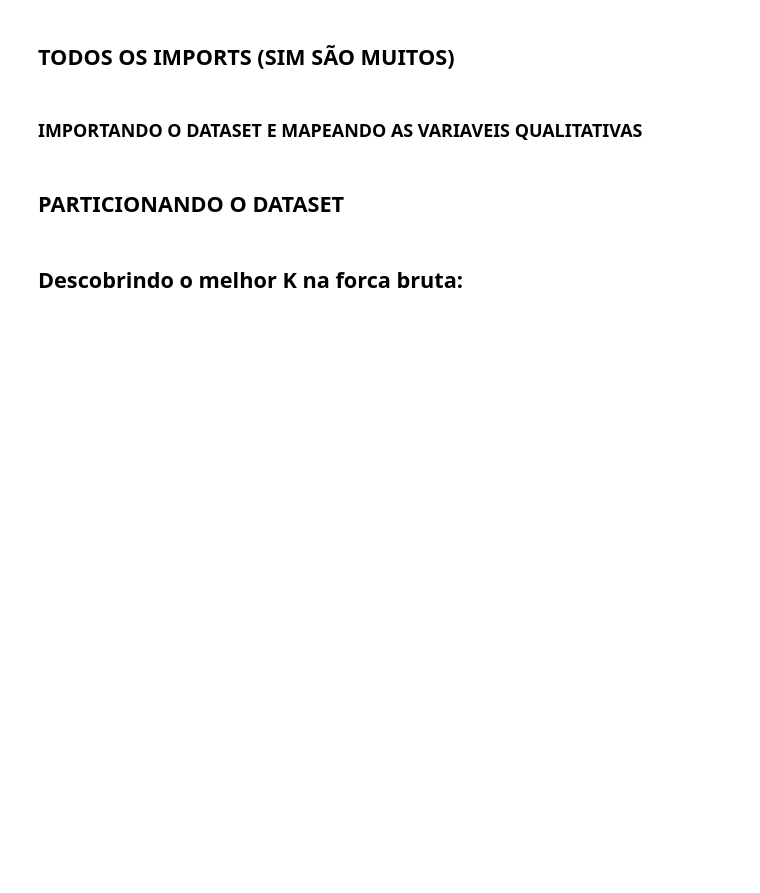
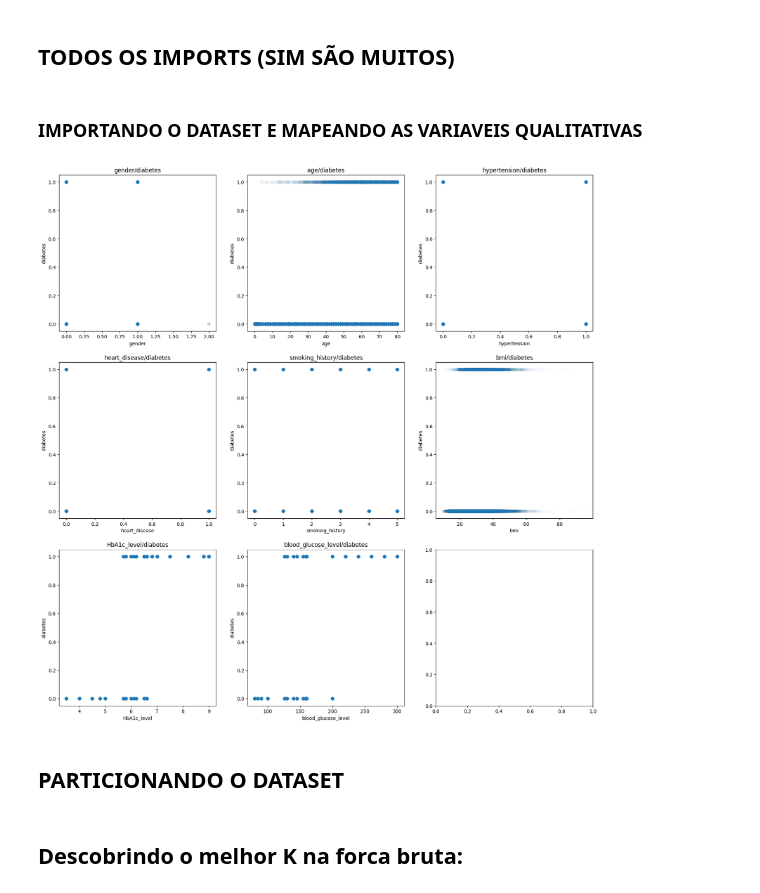
Before and after one commit to gventino/TrabalhosIA, a Jupyter notebook: knn/main.ipynb, the cells around one changed output. Cells and saved outputs as stored; diff of their text form; code cells hidden in the pictures; blank space fills up the shorter version.

```diff
--- a/knn/main.ipynb
+++ b/knn/main.ipynb
@@ -34,6 +35,20 @@ smoking_history_maping = {
 
 data['gender'] = data['gender'].map(gender_maping)
 data['smoking_history'] = data['smoking_history'].map(smoking_history_maping)
+# %%
+features = data.drop("diabetes", axis=1)
+fig, axes = plt.subplots(3, 3, figsize=(20, 20))
+
+
+axes = axes.ravel()
+
+for i, feature in enumerate(features):
+    axes[i].scatter(data[feature], data['diabetes'], alpha=0.01)
+    axes[i].set_xlabel(feature)
+    axes[i].set_ylabel('diabetes')
+    axes[i].set_title(f'{feature}/diabetes')
+# %% [output]
+[figure, added]
 # %% [markdown]
 ## PARTICIONANDO O DATASET
 # %%
```
Also changed, not shown: parts of 1 cell of this notebook, 1 other file.
